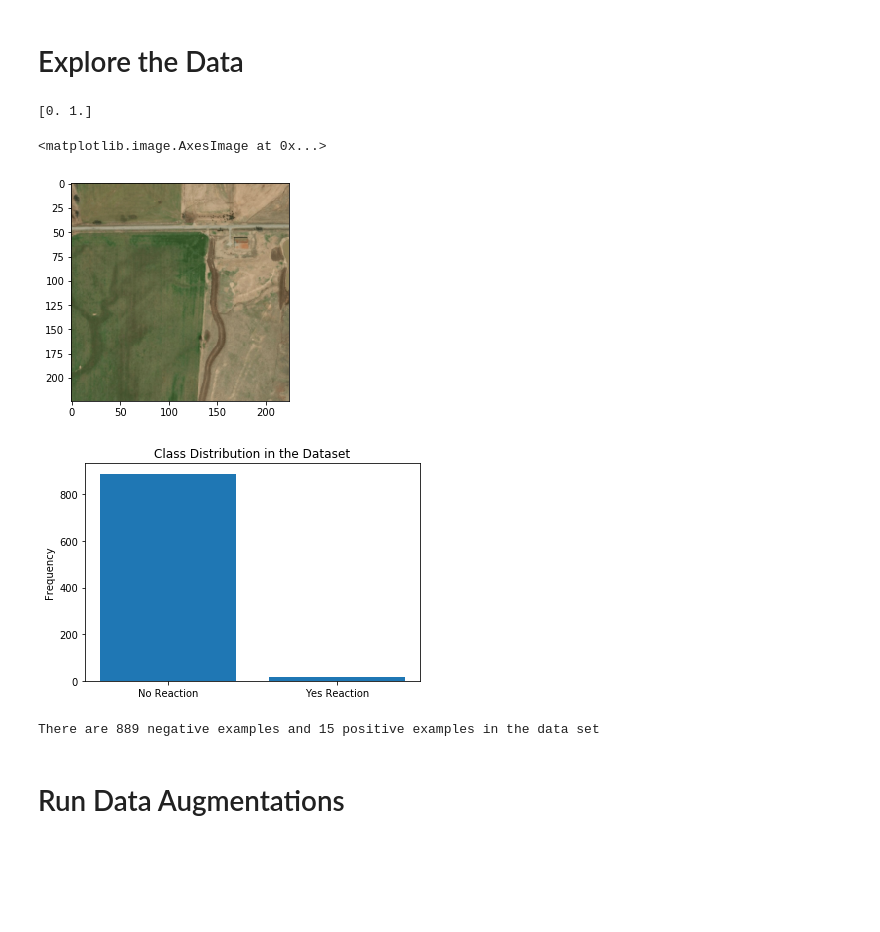
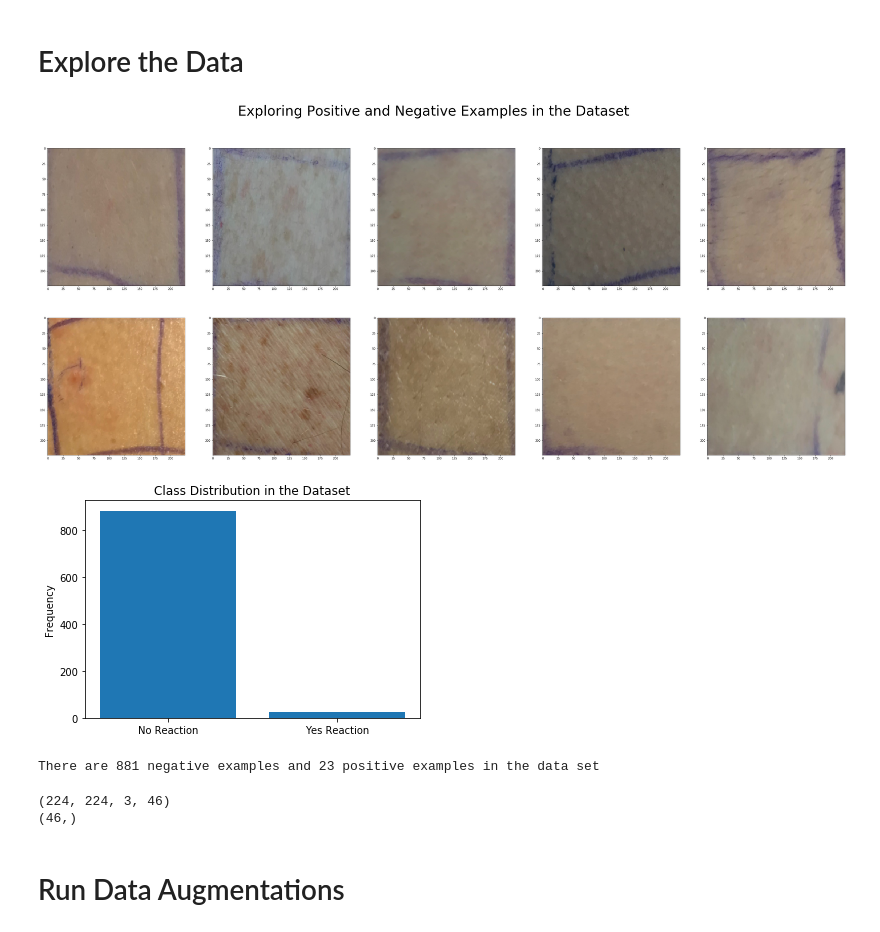
Before and after one commit to NanditaDamaraju/allergyDetection, a Jupyter notebook: ML Pipeline.ipynb, the cells around one changed output. Drawn from its saved outputs; the diff is of its cells as text; code cells hidden in the pictures; blank space fills up the shorter version.

```diff
--- a/ML Pipeline.ipynb
+++ b/ML Pipeline.ipynb
@@ -67,19 +67,20 @@ num_imgs, _ = full_data_points.shape
 # Iterate over all the images in the directory and place them in a numpy array
 # with their corresponding labels
 imgs = np.zeros((img_w, img_h, img_ch, num_imgs))
-labels = np.zeros((num_imgs, 2))
+labels = np.zeros(num_imgs)
 for i, img_file in enumerate(full_data_points['Individual Patch'].values):
 
-    if i % 100 == 0: # display progress
+    # display progress
+    if i % 100 == 0:
         print(i, 'out of', num_imgs, 'images processed')
 
+    # read in the image
     img = np.asarray(Image.open(img_dir + img_file + '.jpg'))
+
+    # run pre-processing
     imgs[:,:,:,i] = resize(img, (img_w, img_h, img_ch))
-    label = labels_df['Binary Outcome'].iloc[i]
-    if label == 0: # creates a one hot encoding for the label
-        labels[i,:] = [1, 0]
-    else:
-        labels[i,:] = [0, 1]
+
+    labels[i] = labels_df['Binary Outcome'].iloc[i]
 # %% [output]
 0 out of 904 images processed
 100 out of 904 images processed
@@ -93,12 +94,3 @@ for i, img_file in enumerate(full_data_points['Individual Patch'].values):
 900 out of 904 images processed
 # %% [markdown]
 # Explore the Data
-# %%
-# Let's look at just a sample image and it's label
-sample = 6
-print(labels[sample,:])
-plt.imshow(imgs[:,:,:,sample])
-# %% [output]
-[0. 1.]
-<matplotlib.image.AxesImage at 0x...>
-[figure, removed]
@@ -105,8 +102,35 @@ plt.imshow(imgs[:,:,:,sample])
+# %%
+# Let's look at some positive and negative examples
+
+num_examples = 5
+num_classes = 2
+
+negative_indices = np.where(labels == 0)[0]
+positive_indices = np.where(labels == 1)[0]
+
+# randomly pick a subset from all of the examples
+negative_example_indices = np.random.choice(negative_indices, num_examples, replace=False)
+positive_example_indices = np.random.choice(positive_indices, num_examples, replace=False)
+
+plt.figure(figsize=(50, 20))
+plt.suptitle('Exploring Positive and Negative Examples in the Dataset', fontsize=48)
+
+# top row is negative examples
+for i, idx in enumerate(negative_example_indices):
+    plt.subplot(num_classes, num_examples, i+1)
+    plt.imshow(imgs[:,:,:,idx])
+
+# bottom row is positive examples
+for i, idx in enumerate(positive_example_indices):
+    plt.subplot(num_classes, num_examples, i+num_examples+1)
+    plt.imshow(imgs[:,:,:,idx])
+# %% [output]
+[figure, added]
 # %%
 # Let's look at the distribution of classes present in the data set
 
-num_positive = sum(full_data_points['Binary Outcome'].values)
-num_negative = len(full_data_points['Binary Outcome'].values) - num_positive
+num_positive = len(positive_indices)
+num_negative = len(negative_indices)
 
 classes = ['No Reaction', 'Yes Reaction']
 y_pos = np.arange(len(classes))
@@ -122,7 +146,20 @@ plt.show()
 print('There are', int(num_negative), 'negative examples and', int(num_positive), 'positive examples in the data set' )
 # %% [output]
 [figure]
-There are 889 negative examples and 15 positive examples in the data set
+There are 881 negative examples and 23 positive examples in the data set
+# %%
+# let's even out the dataset
+negative_downsample_indices = np.random.choice(negative_indices, len(positive_indices), replace=False)
+downsample_indices = np.concatenate((positive_indices, negative_downsample_indices))
+
+imgs = imgs[:,:,:,downsample_indices]
+labels = labels[downsample_indices]
+
+print(imgs.shape)
+print(labels.shape)
+# %% [output]
+(224, 224, 3, 46)
+(46,)
 # %% [markdown]
 # Run Data Augmentations
 # %%
```
Also changed, not shown: parts of 15 cells of this notebook.
